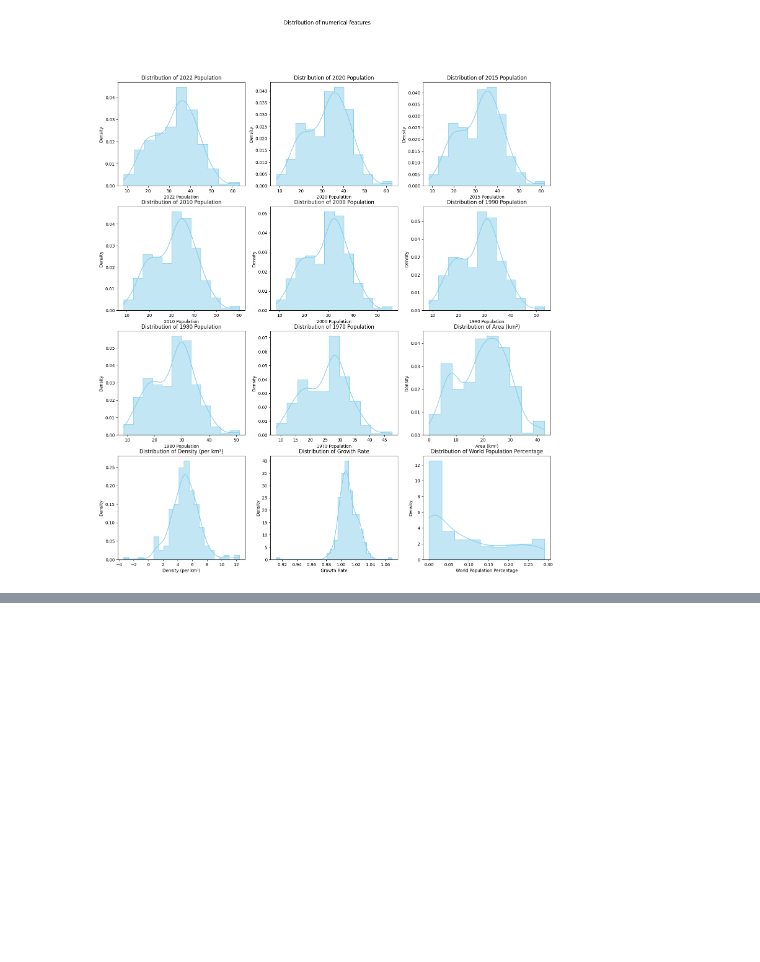
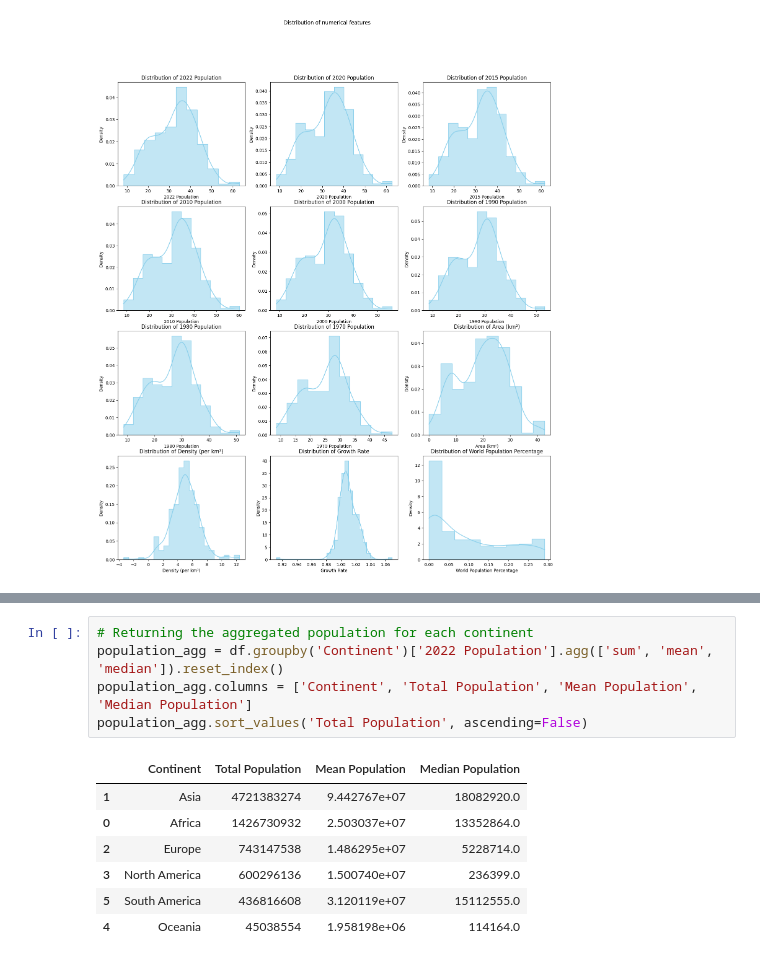
Before and after one commit to atareversei/data-science-playground, a Jupyter notebook: 01-working-with-data/02-world-population.ipynb, the cells around one changed output, grey strips where cells are left out. Drawn from its saved outputs; the diff is of its cells as text; blank space fills up the shorter version.

```diff
--- a/01-working-with-data/02-world-population.ipynb
+++ b/01-working-with-data/02-world-population.ipynb
@@ -163,0 +205,13 @@ visualize_numerical_distribution(skewHandledDf)
+# %%
+# Returning the aggregated population for each continent
+population_agg = df.groupby('Continent')['2022 Population'].agg(['sum', 'mean', 'median']).reset_index()
+population_agg.columns = ['Continent', 'Total Population', 'Mean Population', 'Median Population']
+population_agg.sort_values('Total Population', ascending=False)
+# %% [output]
+|  | Continent | Total Population | Mean Population | Median Population |
+| 1 | Asia | 4721383274 | 9.442767e+07 | 18082920.0 |
+| 0 | Africa | 1426730932 | 2.503037e+07 | 13352864.0 |
+| 2 | Europe | 743147538 | 1.486295e+07 | 5228714.0 |
+| 3 | North America | 600296136 | 1.500740e+07 | 236399.0 |
+| 5 | South America | 436816608 | 3.120119e+07 | 15112555.0 |
+| 4 | Oceania | 45038554 | 1.958198e+06 | 114164.0 |
```
Also changed, not shown: parts of 4 cells of this notebook.
